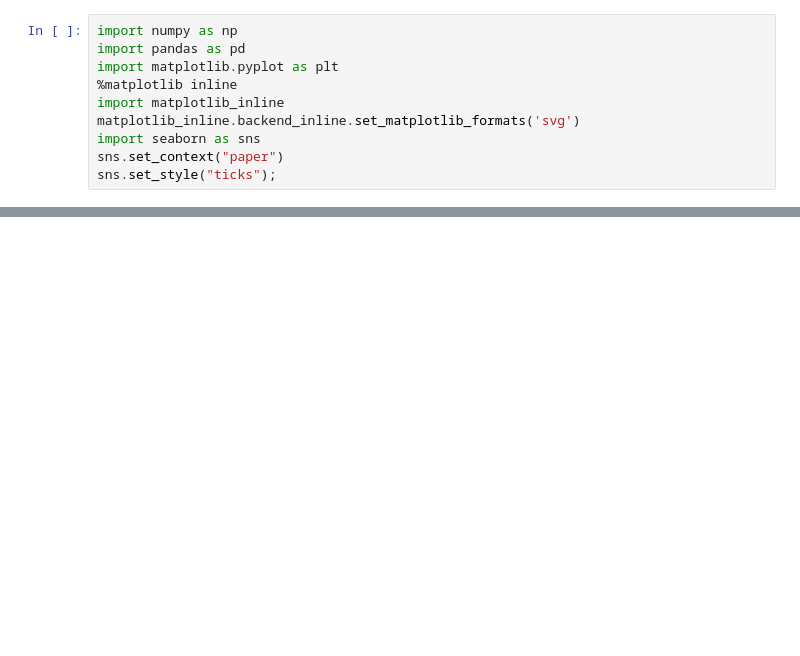
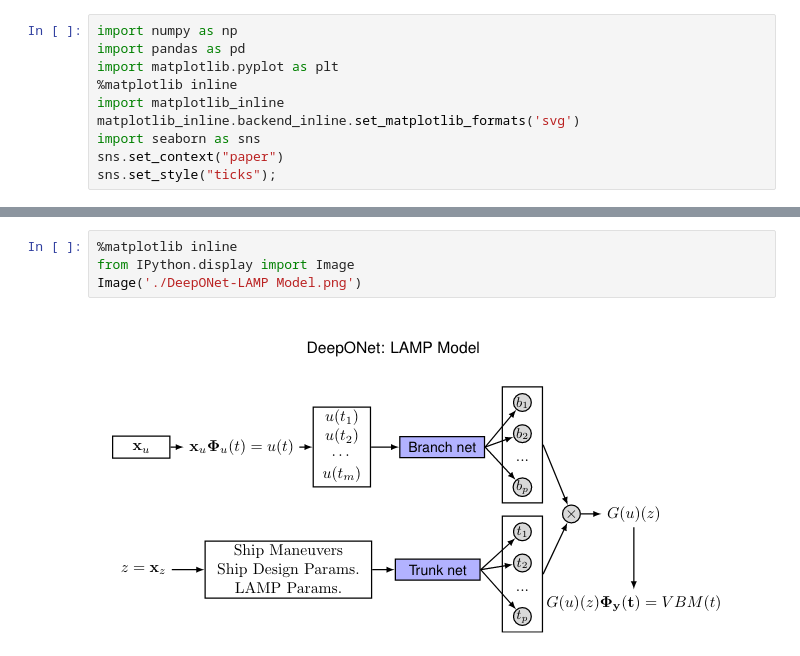
Before and after one commit to rohandekate10/DeepONet-Datasets, a Jupyter notebook: Extreme Events Dataset/LAMP/LAMP_dataset.ipynb, the cells around one changed output, grey strips where cells are left out. Drawn from its saved outputs; the diff is of its cells as text; blank space fills up the shorter version.

```diff
--- a/Extreme Events Dataset/LAMP/LAMP_dataset.ipynb
+++ b/Extreme Events Dataset/LAMP/LAMP_dataset.ipynb
@@ -36,0 +321,6 @@ The LAMP-based problem aims to efficiently estimate the VBM (vertical bending mo
+# %%
+%matplotlib inline
+from IPython.display import Image
+Image('./DeepONet-LAMP Model.png')
+# %% [output]
+[figure, added]
```
Also changed, not shown: parts of 13 cells of this notebook, 5 other files.
